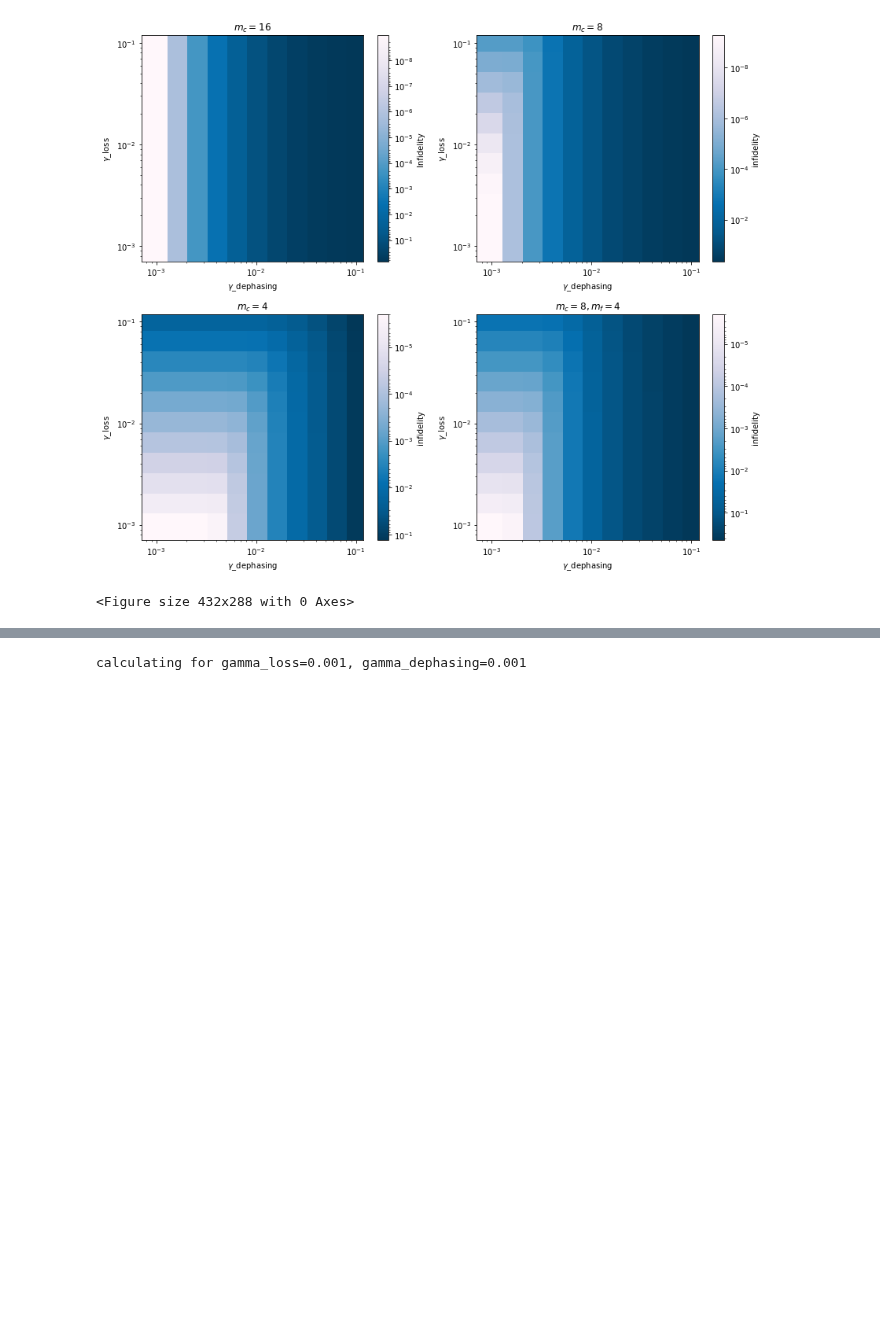
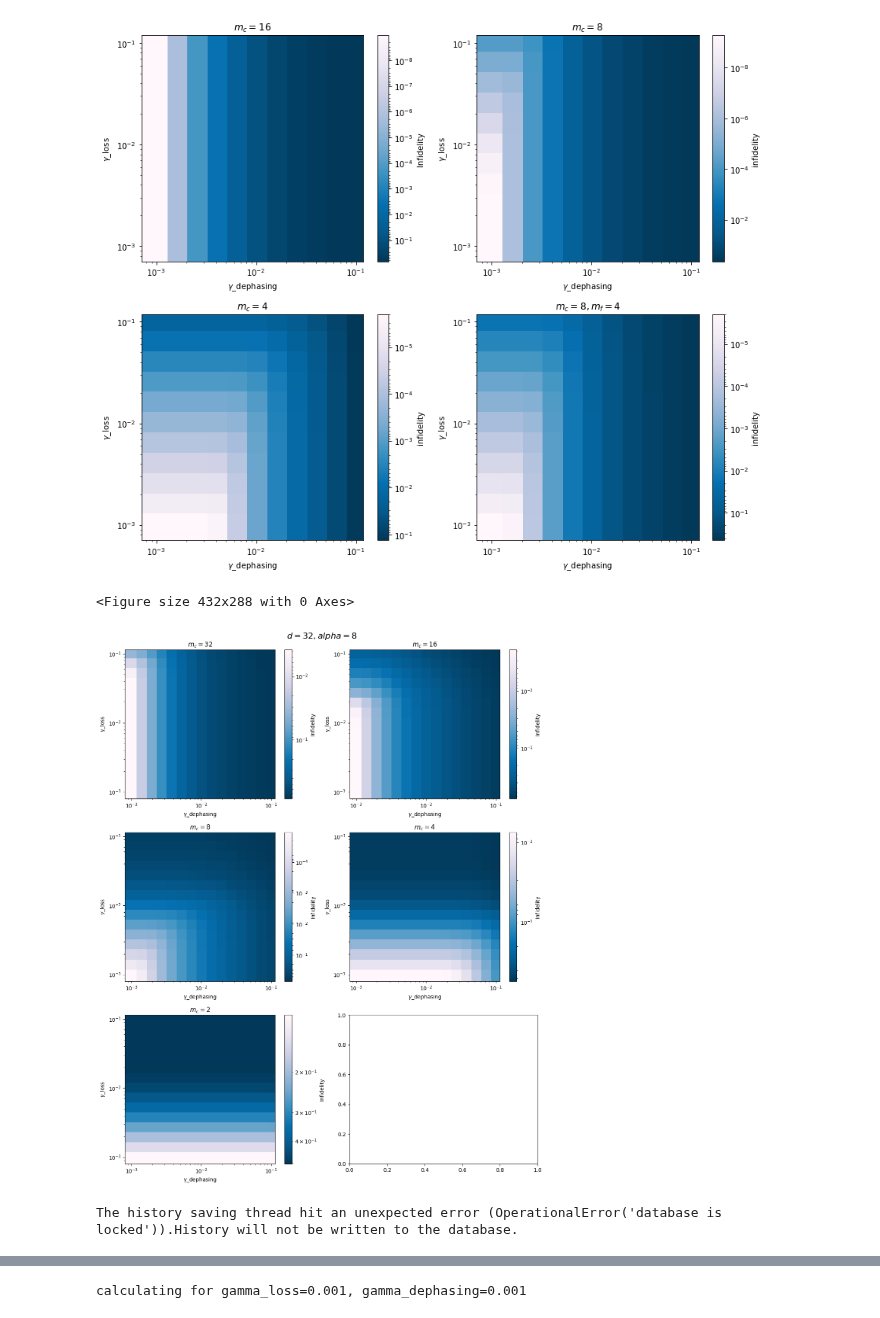
Before and after one commit to RosenblumLab/BosonicEntanglementDistillation, a Jupyter notebook: playground2.ipynb, the cells around one changed output, grey strips where cells are left out. Saved outputs shown, nothing was run; the diff lists cells and outputs as text; code cells hidden in the pictures; blank space fills up the shorter version.

```diff
--- a/playground2.ipynb
+++ b/playground2.ipynb
@@ -821,17 +766,18 @@ d = 32
 fidelity_cut = 0
 gamma_list = np.logspace(-3,-1,15)
 gamma_ratio = 1
+alpha=8
 
 m_i = 32
 m_f = 2
 
 res_list = []
 
-m_c_list = [32]
+m_c_list = [32,16,8,4,2]
 
 for m_c in tqdm(m_c_list):
-    simulation = DiscreteSimulation(d, m_i,m_c)
-    with mp.Pool(mp.cpu_count()-2) as pool:
+    simulation = DiscreteSimulation(d, m_i,m_c, alpha=alpha)
+    with mp.Pool(50) as pool:
         fid_prob_list = pool.starmap(simulation.average_fidelity, itertools.product(list(gamma_list),list(gamma_ratio*gamma_list),[fidelity_cut]))
     simulation.clear_cache()
     res_list.append(SimResults2D(m_i,m_c,m_f, simulation, fid_prob_list))
@@ -843,3 +789,36 @@ with open('res_list32.pkl', 'wb') as file:
 # %%
 with open('res_list.pkl', 'rb') as file:
     loaded_res_list = dill.load(file)
+# %%
+# Assuming fid_array_168 and prob_array_168 are already reshaped into 2D
+# fid_array_1616_2d = np.array(fid_array_1616).reshape(len(gamma_list), len(gamma_list))
+# fid_array_168_2d = np.array(fid_array_168).reshape(len(gamma_list), len(gamma_list))
+# fid_array_164_2d = np.array(fid_array_164).reshape(len(gamma_list), len(gamma_list))
+# fid_array_1684_2d = np.array(fid_array_1684).reshape(len(gamma_list), len(gamma_list))
+
+# Create a grid of gamma values
+gamma1, gamma2 = np.meshgrid(gamma_list, gamma_ratio * gamma_list)
+
+vmin, vmax = None, None
+
+# Create a new figure
+fig, axs = plt.subplots(int(len(res_list)/2+0.5), 2, figsize=(12, 5 * int(len(res_list)/2+0.5)))
+
+# Display fidelity data
+for ax,sim_res in zip(axs.flatten(),res_list):
+    fid_array_2d = np.array(sim_res.get_fid_array()).reshape(len(gamma_list), len(gamma_list))
+    pcm = ax.pcolormesh(gamma1, gamma2, 1-fid_array_2d, cmap='PuBu', norm=colors.LogNorm(vmin=vmin, vmax=vmax), shading='auto')
+    fig.colorbar(pcm, ax=ax, label='Infidelity').ax.invert_yaxis()
+    ax.set_xscale('log')
+    ax.set_yscale('log')
+    ax.set_ylabel('$\gamma$_loss')
+    ax.set_xlabel('$\gamma$_dephasing')
+    ax.set_title(f'$m_c={sim_res.m_c}$')
+
+fig.suptitle(f"$d={sim_res.simulationObject.d}, alpha={sim_res.simulationObject.alpha}$", fontsize=16)
+
+plt.tight_layout()
+plt.show()
+# %% [output]
+[figure, added]
+The history saving thread hit an unexpected error (OperationalError('database is locked')).History will not be written to the database.
```
Also changed, not shown: parts of 12 cells of this notebook, 5 other files.
